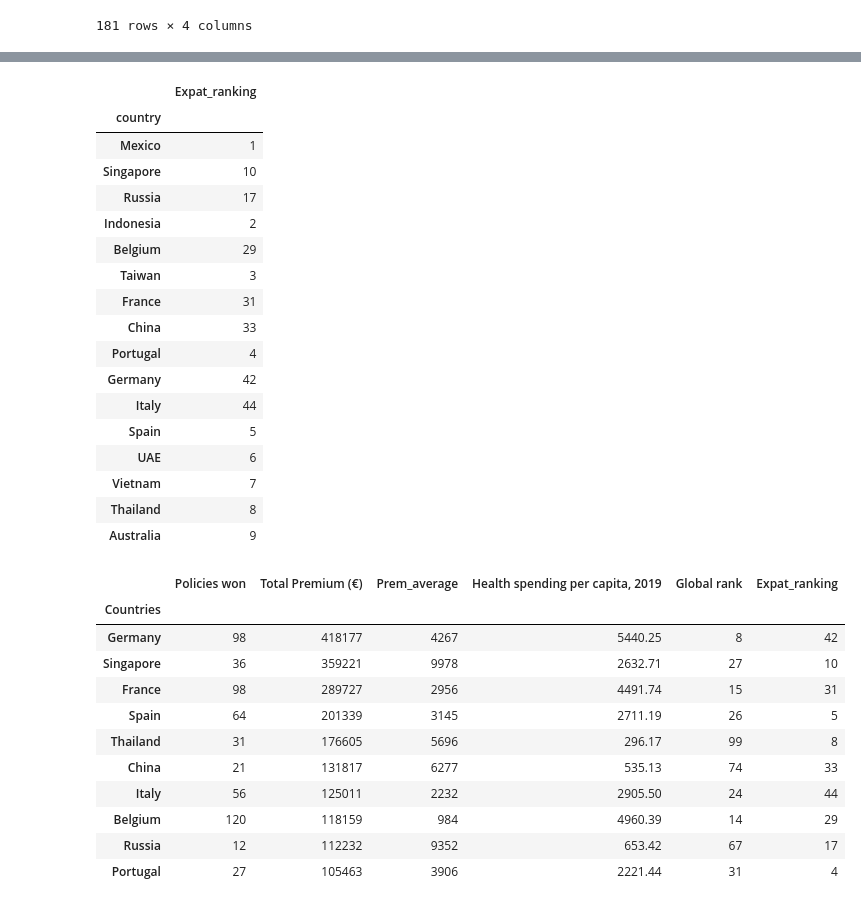
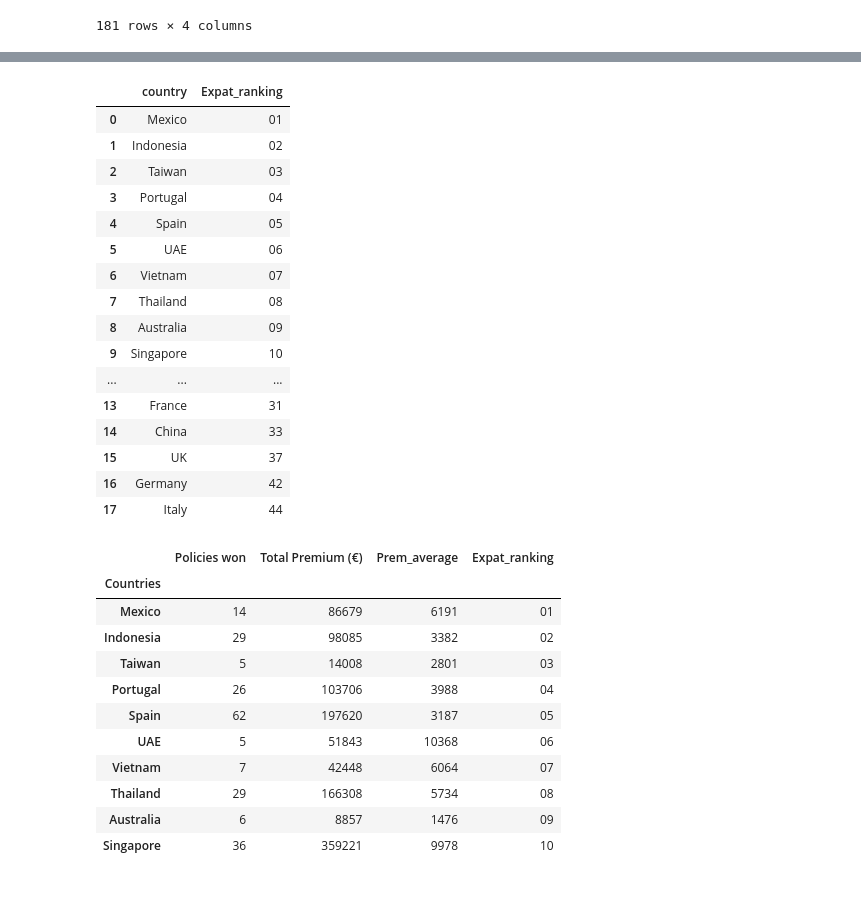
Before and after one commit to CibeleBlake/UCDPA_CibeleHaas, a Jupyter notebook: Cibele_Proj22.ipynb, the cells around one changed output, grey strips where cells are left out. Drawn from its saved outputs; the diff is of its cells as text; code cells hidden in the pictures.

```diff
--- a/Cibele_Proj22.ipynb
+++ b/Cibele_Proj22.ipynb
@@ -80,46 +79,48 @@ Q1_Q2sorted.drop(columns=["Available data"]).head(10)
 # %%
-Top_Countries = {'country':    ['Germany', 'Singapore', 'France', 'Spain', 'Thailand', 'China', 'Italy', 'Belgium', 'Russia', 'Portugal', 'Mexico', 'Indonesia', 'Taiwan', 'UAE', 'Vietnam', 'Australia'],
-         'Expat_ranking':    ['42', '10', '31', '5', '8', '33', '44', '29', '17', '4', '1', '2', '3', '6', '7', '9']}
-Expat_Top_C = pd.DataFrame(Top_Countries).set_index('country')
-Expat_Top_C.sort_values("Expat_ranking", ascending=True)
+# I'm creating a data frame with the top 10 performing countries (best sales revenue) and inclduing the top 10 expat destination countries, so I can later analyse possible opportunities.
+
+Top_Countries = pd.DataFrame({'country':    ['Mexico', 'Indonesia', 'Taiwan', 'Portugal', 'Spain', 'UAE', 'Vietnam', 'Thailand', 'Australia', 'Singapore', 'USA', 'Russia', 'Belgium', 'France', 'China', 'UK', 'Germany', 'Italy'],
+         'Expat_ranking':    ['01', '02', '03', '04', '05', '06', '07', '08', '09', '10', '14', '17', '29', '31', '33', '37', '42', '44']})
+
+Top_Countries
 # %% [output]
-|  | Expat_ranking |
-| country |  |
-| Mexico | 1 |
-| Singapore | 10 |
-| Russia | 17 |
-| Indonesia | 2 |
-| Belgium | 29 |
-| Taiwan | 3 |
-| France | 31 |
-| China | 33 |
-| Portugal | 4 |
-| Germany | 42 |
-| Italy | 44 |
-| Spain | 5 |
-| UAE | 6 |
-| Vietnam | 7 |
-| Thailand | 8 |
-| Australia | 9 |
+|  | country | Expat_ranking |
+| 0 | Mexico | 01 |
+| 1 | Indonesia | 02 |
+| 2 | Taiwan | 03 |
+| 3 | Portugal | 04 |
+| 4 | Spain | 05 |
+| 5 | UAE | 06 |
+| 6 | Vietnam | 07 |
+| 7 | Thailand | 08 |
+| 8 | Australia | 09 |
+| 9 | Singapore | 10 |
+| ... | ... | ... |
+| 13 | France | 31 |
+| 14 | China | 33 |
+| 15 | UK | 37 |
+| 16 | Germany | 42 |
+| 17 | Italy | 44 |
 # %%
-SalesQ1_Q2 = fs22complete.merge(HSpcap, left_on='Sales Region Country', right_on='Countries')
-Q1_Q2ERadd = SalesQ1_Q2.merge(Expat_Top_C, left_on='Countries', right_on='country')
-Q1_Q2sorted = Q1_Q2ERadd.sort_values("Total Premium (€)", ascending=False)
-TopQ1_Q2 = Q1_Q2sorted.drop(columns=["Available data"]).head(10)
-TopQ1_Q2.set_index('Countries')
+# I want to see how many policies we sold (Policies won) and what was the total premium for each of the top 10 expat destinations.
+
+Q1_Q2ERadd = fs22complete.merge(Top_Countries, left_on='Sales Region Country', right_on='country')
+Q1_Q2sorted = Q1_Q2ERadd.sort_values("Expat_ranking", ascending=True)
+Q1_Q2renamed = Q1_Q2sorted.rename(columns={'country': 'Countries'})
+Q1_Q2renamed.set_index('Countries').head(10)
 # %% [output]
-|  | Policies won | Total Premium (€) | Prem_average | Health spending per capita, 2019 | Global rank | Expat_ranking |
-| Countries |  |  |  |  |  |  |
-| Germany | 98 | 418177 | 4267 | 5440.25 | 8 | 42 |
-| Singapore | 36 | 359221 | 9978 | 2632.71 | 27 | 10 |
-| France | 98 | 289727 | 2956 | 4491.74 | 15 | 31 |
-| Spain | 64 | 201339 | 3145 | 2711.19 | 26 | 5 |
-| Thailand | 31 | 176605 | 5696 | 296.17 | 99 | 8 |
-| China | 21 | 131817 | 6277 | 535.13 | 74 | 33 |
-| Italy | 56 | 125011 | 2232 | 2905.50 | 24 | 44 |
-| Belgium | 120 | 118159 | 984 | 4960.39 | 14 | 29 |
-| Russia | 12 | 112232 | 9352 | 653.42 | 67 | 17 |
-| Portugal | 27 | 105463 | 3906 | 2221.44 | 31 | 4 |
+|  | Policies won | Total Premium (€) | Prem_average | Expat_ranking |
+| Countries |  |  |  |  |
+| Mexico | 14 | 86679 | 6191 | 01 |
+| Indonesia | 29 | 98085 | 3382 | 02 |
+| Taiwan | 5 | 14008 | 2801 | 03 |
+| Portugal | 26 | 103706 | 3988 | 04 |
+| Spain | 62 | 197620 | 3187 | 05 |
+| UAE | 5 | 51843 | 10368 | 06 |
+| Vietnam | 7 | 42448 | 6064 | 07 |
+| Thailand | 29 | 166308 | 5734 | 08 |
+| Australia | 6 | 8857 | 1476 | 09 |
+| Singapore | 36 | 359221 | 9978 | 10 |
 # %%
 import pandas as pd
 import numpy as np
```
Also changed, not shown: parts of 8 cells of this notebook.
